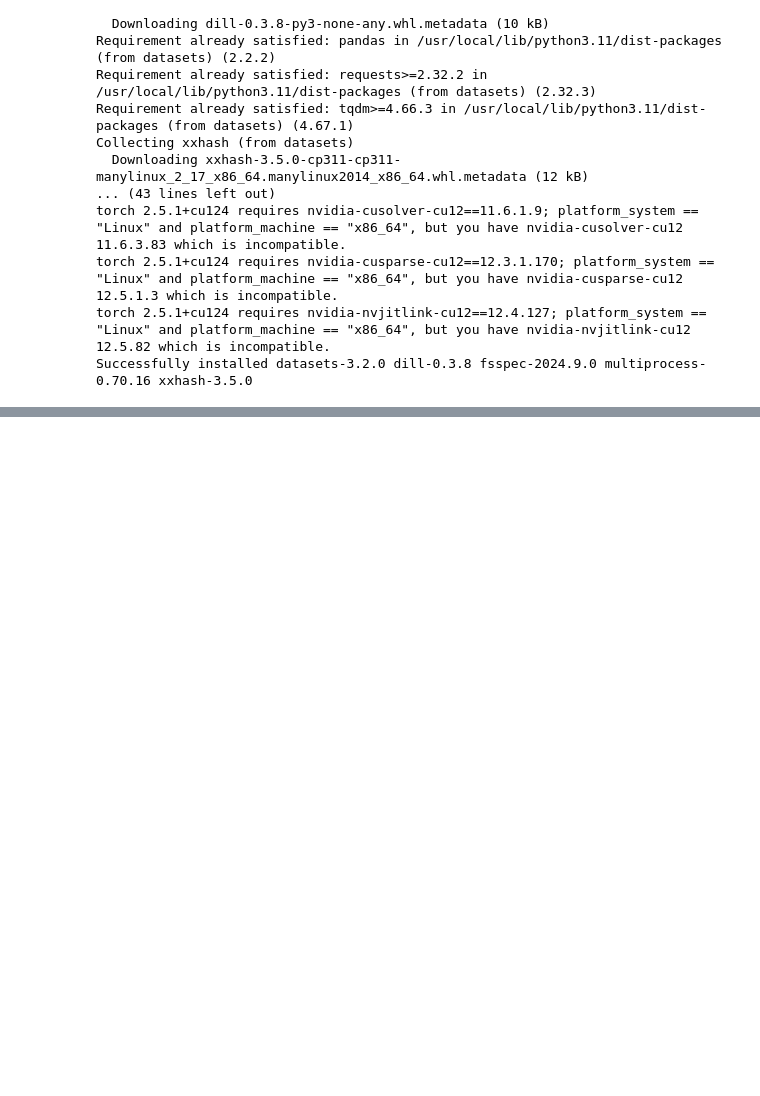
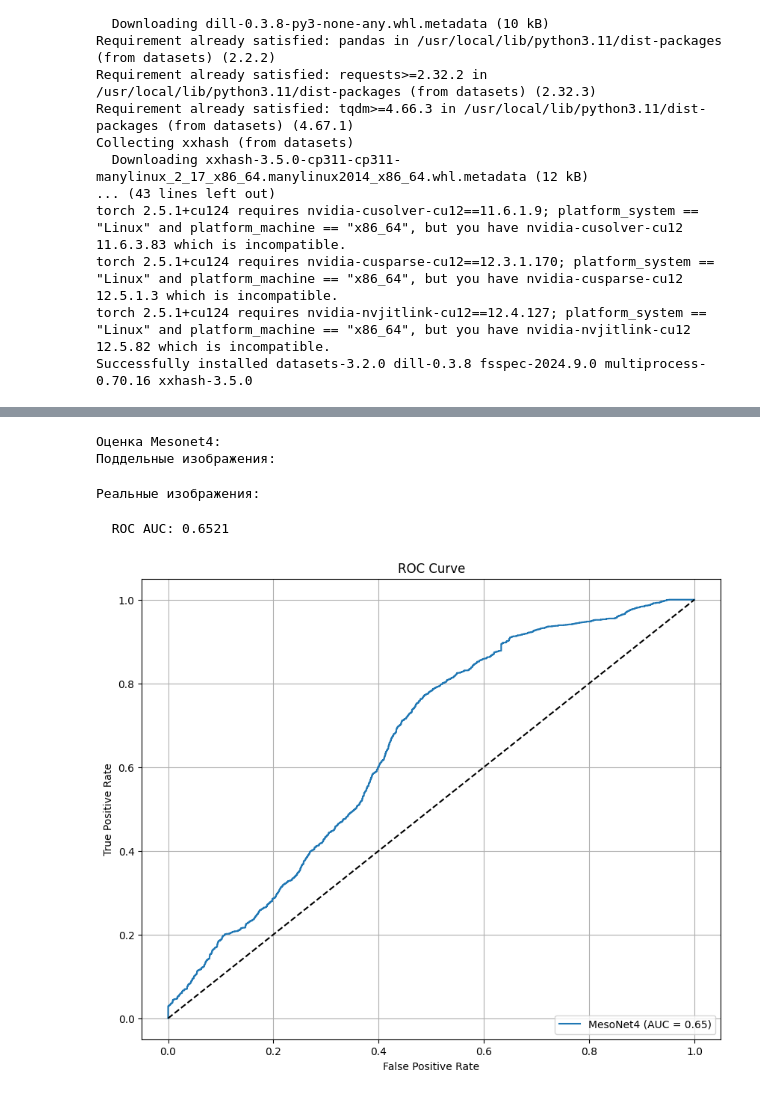
Before and after one commit to nikitos-net/Machine-learning-methods-for-automatic-defect-recognition-systems, a Jupyter notebook: nn_validation.ipynb, the cells around one changed output, grey strips where cells are left out. Saved outputs shown, nothing was run; the diff lists cells and outputs as text; code cells hidden in the pictures; blank space fills up the shorter version.

```diff
--- a/nn_validation.ipynb
+++ b/nn_validation.ipynb
@@ -187,3 +262,6 @@ def softmax_to_sigmoid(softmax_output):
+# %%
+def invert_predict(predicts):
+    return [1 - x for x in predicts]
 # %%
 def load_model(model_path):
     try:
@@ -303,8 +340,8 @@ def evaluate_model(model, image_dir, num_images=50, batch_size=32, target_size=(
 # %%
 mesonet4_model = create_mesonet4()
 try:
-    mesonet4_model.load_weights('/content/Meso4.h5')
-    print("Веса успешно загружены из /content/Meso4.h5")
+    mesonet4_model.load_weights('/content/drive/MyDrive/models/Meso4.h5')
+    print("Веса успешно загружены из /content/drive/MyDrive/models/Meso4.h5")
 except Exception as e:
     print(f"Ошибка при загрузке весов: {e}")
     mesonet4_model = None
@@ -571,0 +581,30 @@ Model: "functional_111"
+# %%
+print("Оценка Mesonet4:")
+print("Поддельные изображения:")
+y_true_meso, y_pred_probs_meso = evaluate_model(mesonet4_model, fake_dir, num_images=num_images, batch_size=32)
+print("Реальные изображения:")
+y_true_meso_real, y_pred_probs_meso_real = evaluate_model(mesonet4_model, real_dir, num_images=num_images, batch_size=32)
+y_true_meso.extend(y_true_meso_real)
+y_pred_probs_meso.extend(y_pred_probs_meso_real)
+y_pred_probs_meso = invert_predict(y_pred_probs_meso)
+
+roc_auc_meso = roc_auc_score(y_true_meso, y_pred_probs_meso)
+print(f"  ROC AUC: {roc_auc_meso:.4f}")
+
+fpr_meso, tpr_meso, thresholds_meso = roc_curve(y_true_meso, y_pred_probs_meso)
+
+plt.figure(figsize=(10, 8))
+plt.plot(fpr_meso, tpr_meso, label=f'MesoNet4 (AUC = {roc_auc_meso:.2f})')
+plt.plot([0, 1], [0, 1], 'k--')
+plt.xlabel('False Positive Rate')
+plt.ylabel('True Positive Rate')
+plt.title('ROC Curve')
+plt.legend(loc='lower right')
+plt.grid(True)
+plt.show()
+# %% [output]
+Оценка Mesonet4:
+Поддельные изображения:
+Реальные изображения:
+  ROC AUC: 0.6521
+[figure, added]
```
Also changed, not shown: parts of 28 cells of this notebook.
